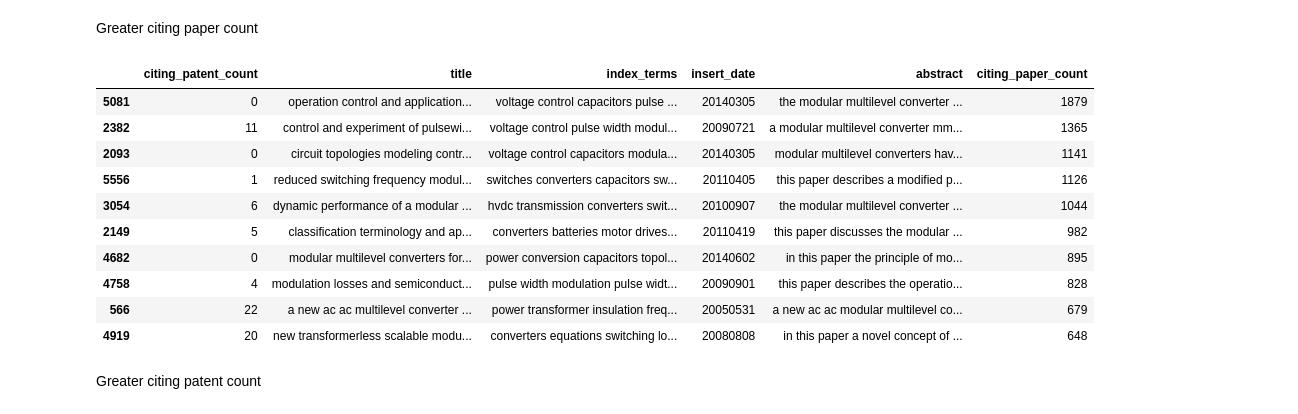
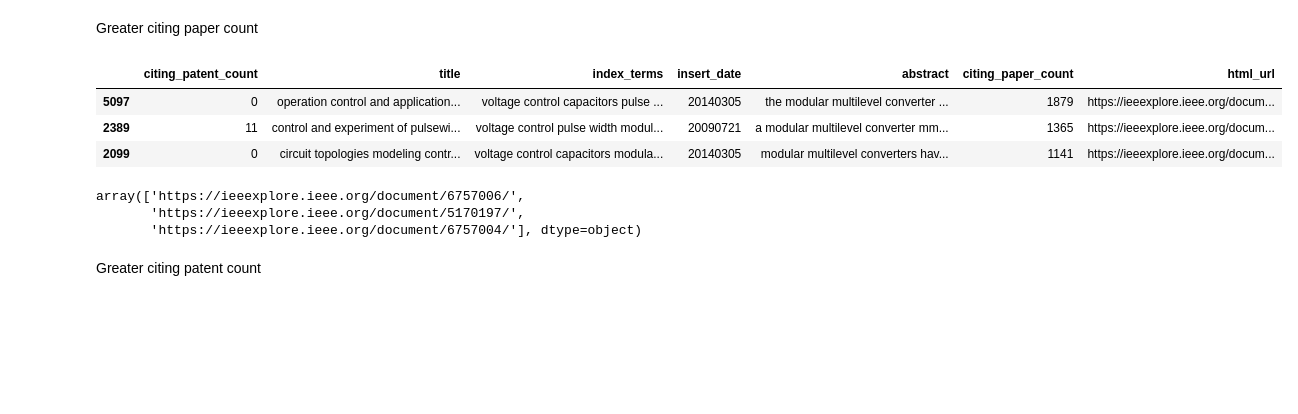
Before and after one commit to pabloajimenezc/SOTA, a Jupyter notebook: notebooks/02_data_preprocessing.ipynb, the cells around one changed output. Saved outputs shown, nothing was run; the diff lists cells and outputs as text; code cells hidden in the pictures; blank space fills up the shorter version.

```diff
--- a/notebooks/02_data_preprocessing.ipynb
+++ b/notebooks/02_data_preprocessing.ipynb
@@ -254,10 +258,11 @@ numeric_cols = [
 # %%
 # Text columns to lower case and remove special characters (let numbers)
 for col in text_cols:
-    data[col] = data[col].str.lower()                               # Lower case
+    data[col] = data[col].str.lower()                                  # Lower case
     data[col] = data[col].str.replace(r'[^a-z0-9\s]', ' ', regex=True) # Remove spacial characters
-    data[col] = data[col].str.split(r'\s+')                         # Remove multiple spaces, convert to list
-    data[col] = data[col].apply(lambda x: ' '.join(x))              # Convert back to string
+    # data[col] = data[col].str.split(r'\s+')                            # Remove multiple spaces, convert to list (same as tokenization)
+    data[col] = data[col].apply(word_tokenize)                         # Tokenization
+    data[col] = data[col].apply(lambda x: ' '.join(x))                 # Convert back to string
 
 data.head()
 # %% [output]
@@ -437,19 +441,18 @@ Exploratory data analysis
 # %% [markdown]
 Greater citing paper count
 # %%
-data.sort_values(by='citing_paper_count', ascending=False).head(10)
+data.sort_values(by='citing_paper_count', ascending=False).head(3)
 # %% [output]
-|  | citing_patent_count | title | index_terms | insert_date | abstract | citing_paper_count |
-| 5081 | 0 | operation control and application... | voltage control capacitors pulse ... | 20140305 | the modular multilevel converter ... | 1879 |
-| 2382 | 11 | control and experiment of pulsewi... | voltage control pulse width modul... | 20090721 | a modular multilevel converter mm... | 1365 |
-| 2093 | 0 | circuit topologies modeling contr... | voltage control capacitors modula... | 20140305 | modular multilevel converters hav... | 1141 |
-| 5556 | 1 | reduced switching frequency modul... | switches converters capacitors sw... | 20110405 | this paper describes a modified p... | 1126 |
-| 3054 | 6 | dynamic performance of a modular ... | hvdc transmission converters swit... | 20100907 | the modular multilevel converter ... | 1044 |
-| 2149 | 5 | classification terminology and ap... | converters batteries motor drives... | 20110419 | this paper discusses the modular ... | 982 |
-| 4682 | 0 | modular multilevel converters for... | power conversion capacitors topol... | 20140602 | in this paper the principle of mo... | 895 |
-| 4758 | 4 | modulation losses and semiconduct... | pulse width modulation pulse widt... | 20090901 | this paper describes the operatio... | 828 |
-| 566 | 22 | a new ac ac multilevel converter ... | power transformer insulation freq... | 20050531 | a new ac ac modular multilevel co... | 679 |
-| 4919 | 20 | new transformerless scalable modu... | converters equations switching lo... | 20080808 | in this paper a novel concept of ... | 648 |
+|  | citing_patent_count | title | index_terms | insert_date | abstract | citing_paper_count | html_url |
+| 5097 | 0 | operation control and application... | voltage control capacitors pulse ... | 20140305 | the modular multilevel converter ... | 1879 | https://ieeexplore.ieee.org/docum... |
+| 2389 | 11 | control and experiment of pulsewi... | voltage control pulse width modul... | 20090721 | a modular multilevel converter mm... | 1365 | https://ieeexplore.ieee.org/docum... |
+| 2099 | 0 | circuit topologies modeling contr... | voltage control capacitors modula... | 20140305 | modular multilevel converters hav... | 1141 | https://ieeexplore.ieee.org/docum... |
+# %%
+data.sort_values(by='citing_paper_count', ascending=False).head(3)['html_url'].values
+# %% [output]
+array(['https://ieeexplore.ieee.org/document/6757006/',
+       'https://ieeexplore.ieee.org/document/5170197/',
+       'https://ieeexplore.ieee.org/document/6757004/'], dtype=object)
 # %% [markdown]
 Greater citing patent count
 # %%
```
Also changed, not shown: parts of 32 cells of this notebook, 3 other files.
